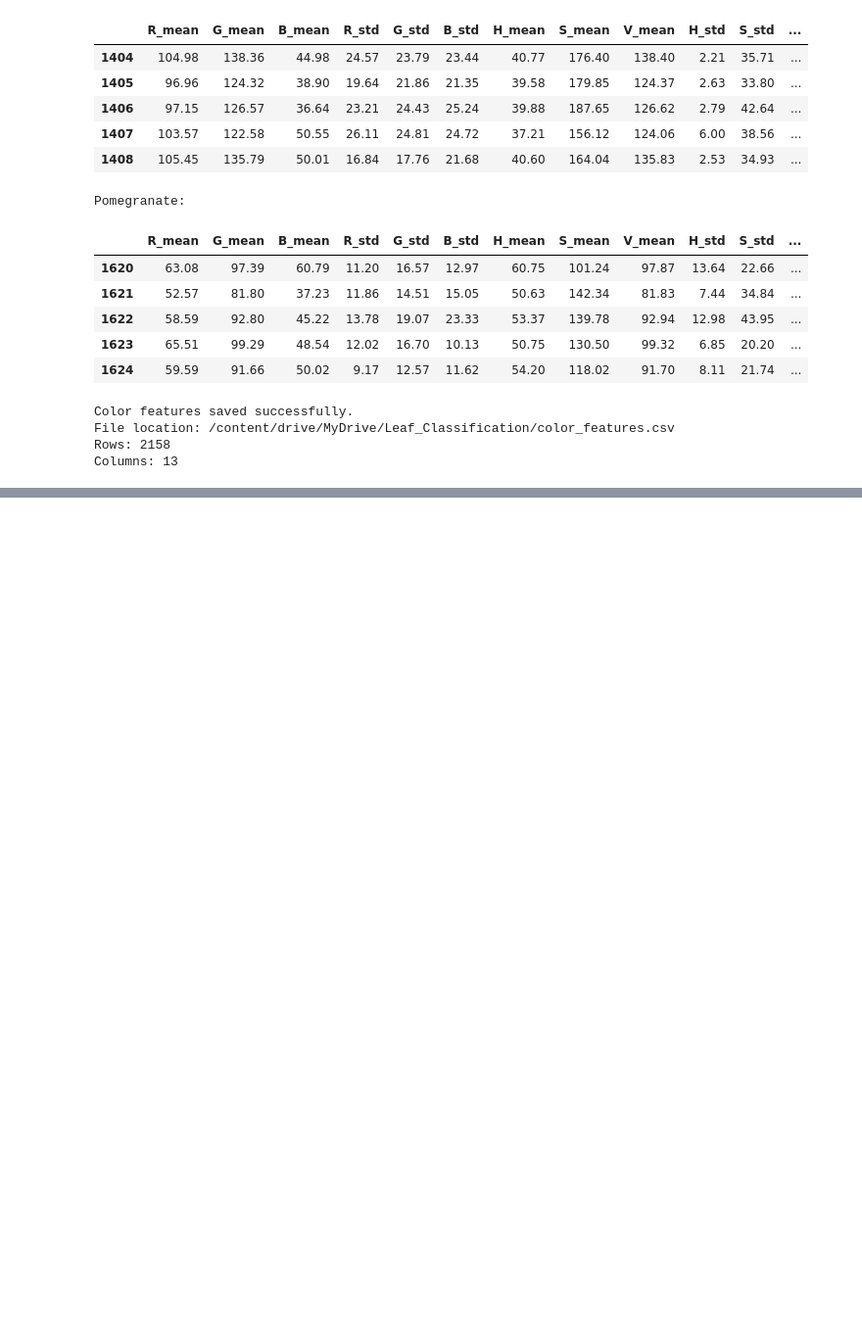
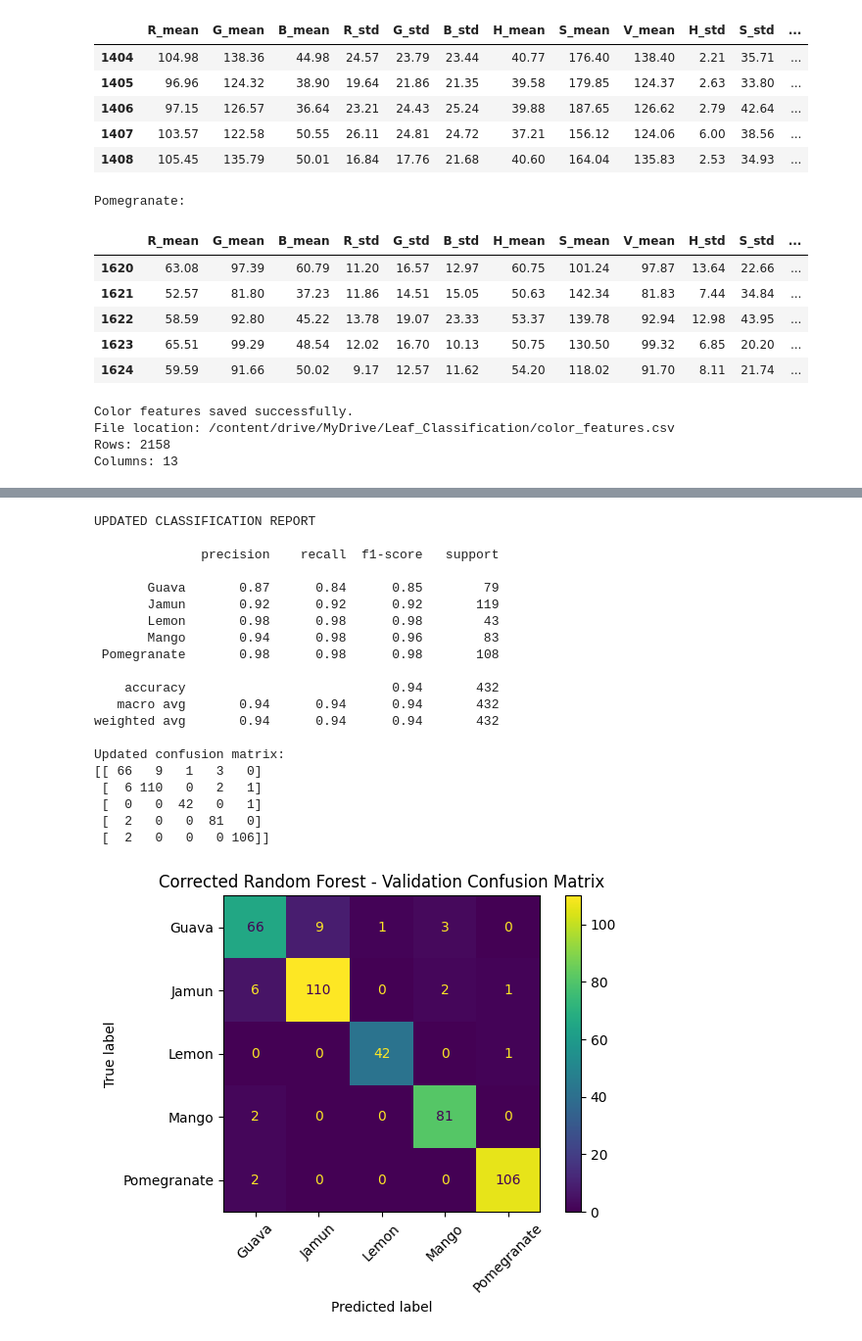
Before and after one commit to Sourabh-IISER/LEAF_CLASSIFICATION, a Jupyter notebook: notebooks/leaf_classification.ipynb, the cells around one changed output, grey strips where cells are left out. Shown at 98% size. Drawn from its saved outputs; the diff is of its cells as text; code cells hidden in the pictures; blank space fills up the shorter version.

```diff
--- a/notebooks/leaf_classification.ipynb
+++ b/notebooks/leaf_classification.ipynb
@@ -1081,0 +1909,61 @@ Columns: 13
+# %%
+from sklearn.metrics import (
+    classification_report,
+    confusion_matrix,
+    ConfusionMatrixDisplay,
+    accuracy_score
+)
+import matplotlib.pyplot as plt
+
+# Print updated classification metrics
+print("UPDATED CLASSIFICATION REPORT\n")
+
+print(classification_report(
+    y_val,
+    y_val_pred,
+    zero_division=0
+))
+
+# Create confusion matrix
+cm = confusion_matrix(
+    y_val,
+    y_val_pred,
+    labels=rf_model.classes_
+)
+
+print("Updated confusion matrix:")
+print(cm)
+
+# Plot confusion matrix
+disp = ConfusionMatrixDisplay(
+    confusion_matrix=cm,
+    display_labels=rf_model.classes_
+)
+
+disp.plot(values_format="d")
+plt.title("Corrected Random Forest - Validation Confusion Matrix")
+plt.xticks(rotation=45)
+plt.tight_layout()
+plt.show()
+# %% [output]
+UPDATED CLASSIFICATION REPORT
+
+              precision    recall  f1-score   support
+
+       Guava       0.87      0.84      0.85        79
+       Jamun       0.92      0.92      0.92       119
+       Lemon       0.98      0.98      0.98        43
+       Mango       0.94      0.98      0.96        83
+ Pomegranate       0.98      0.98      0.98       108
+
+    accuracy                           0.94       432
+   macro avg       0.94      0.94      0.94       432
+weighted avg       0.94      0.94      0.94       432
+
+Updated confusion matrix:
+[[ 66   9   1   3   0]
+ [  6 110   0   2   1]
+ [  0   0  42   0   1]
+ [  2   0   0  81   0]
+ [  2   0   0   0 106]]
+[figure, added]
```
Also changed, not shown: parts of 30 cells of this notebook.
